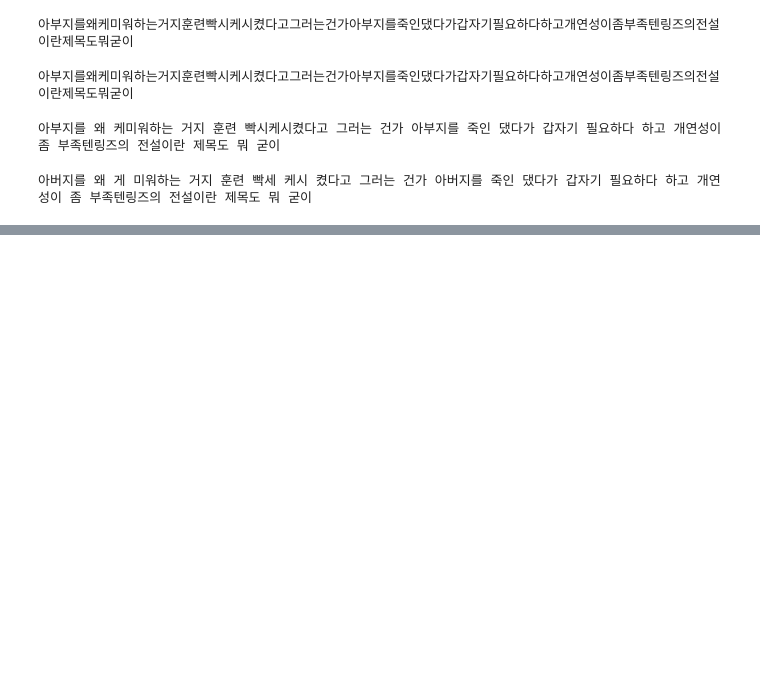
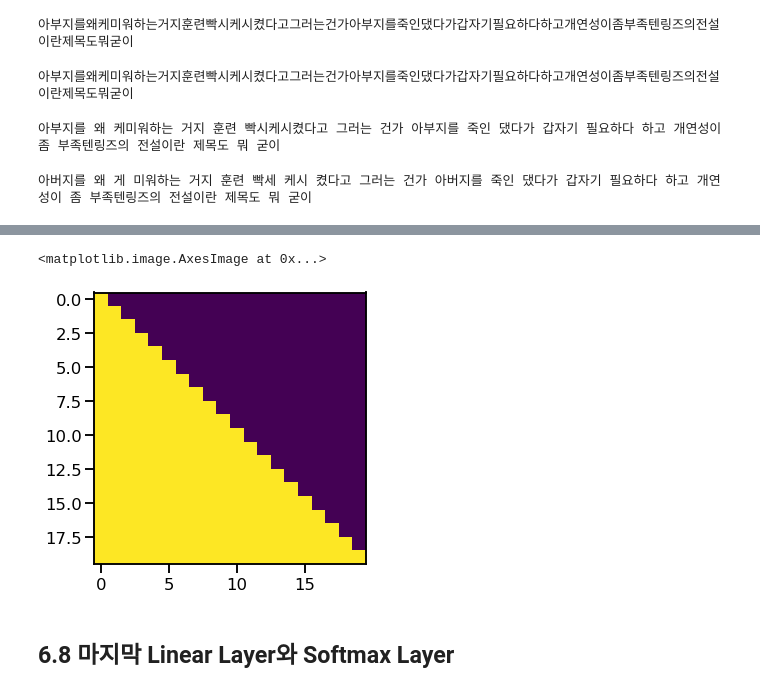
Before and after one commit to Kdelphinus/Python_study, a Jupyter notebook: goorm/AI기술 자연어 처리 전문가 양성 과정/04. Natural Language Processing.ipynb, the cells around one changed output, grey strips where cells are left out. Saved outputs shown, nothing was run; the diff lists cells and outputs as text; code cells hidden in the pictures; blank space fills up the shorter version.

```diff
--- a/goorm/AI기술 자연어 처리 전문가 양성 과정/04. Natural Language Processing.ipynb
+++ b/goorm/AI기술 자연어 처리 전문가 양성 과정/04. Natural Language Processing.ipynb
@@ -2416,0 +2982,14 @@ print(hanspell_sent)
+# %%
+def subsequent_mask(size):
+    "Mask out subsequent positions"
+    attn_shape = (1, size, size)
+    subsequent_mask = np.triu(np.ones(attn_shape), k=1).astype('uint8')
+    return torch.from_numpy(subsequent_mask) == 0
+# %%
+plt.figure(figsize=(5,5))
+plt.imshow(subsequent_mask(20)[0])
+# %% [output]
+<matplotlib.image.AxesImage at 0x...>
+[figure, added]
+# %% [markdown]
+## **6.8 마지막 Linear Layer와 Softmax Layer**
```
Also changed, not shown: parts of 64 cells of this notebook, 6 other files.
